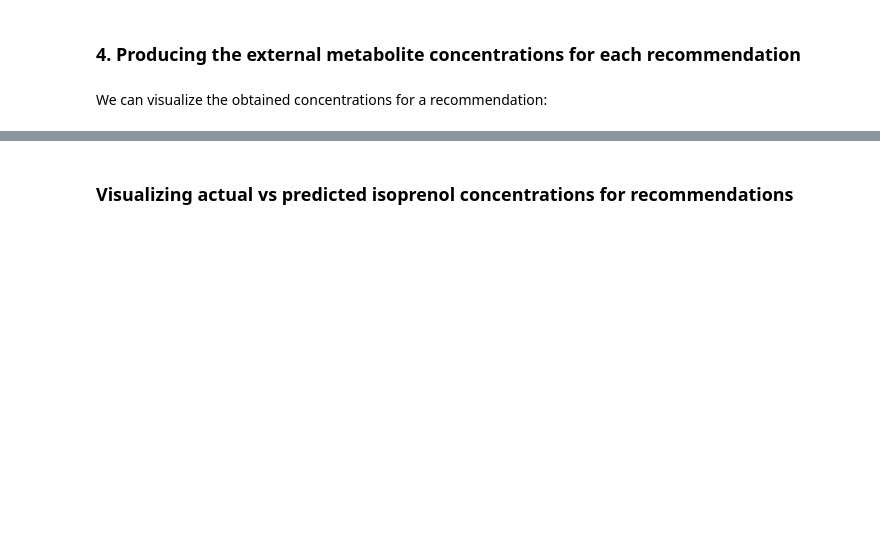
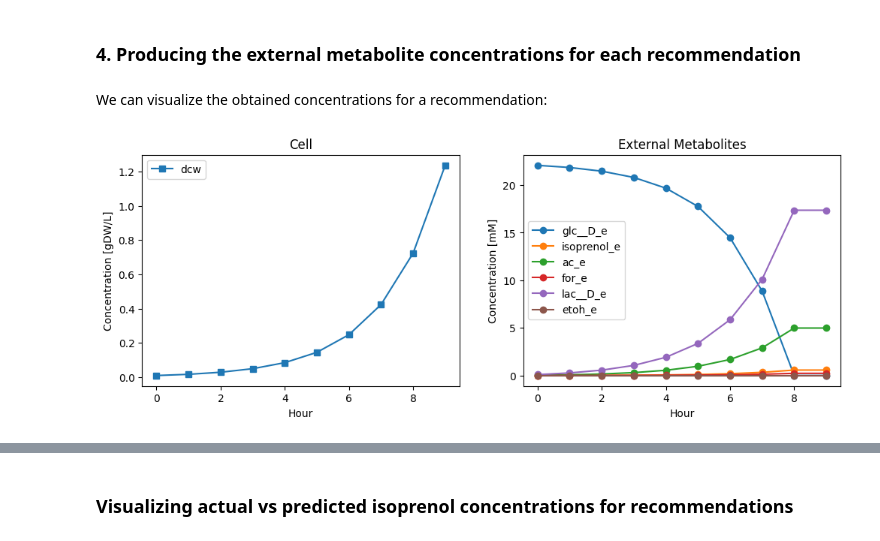
Before and after one commit to costasmexis/straindesignXAI, a Jupyter notebook: notebooks/Notebook D.ipynb, the cells around one changed output, grey strips where cells are left out. Cells and saved outputs as stored; diff of their text form; code cells hidden in the pictures; blank space fills up the shorter version.

```diff
--- a/notebooks/Notebook D.ipynb
+++ b/notebooks/Notebook D.ipynb
@@ -108,7 +143,7 @@ We then use MOMA to calculate flux profiles at each time point for the recommend
 # %%
 %%time
 solutionsMOMA_TS = {}
-cols = rec_df.columns[:-2]
+cols = rec_df.columns[:-1]
 
 if user_params['numinstances'] not in [None, 0]:
     num_strains = user_params['numinstances']
@@ -133,8 +171,10 @@ for i in range(num_strains):
 
 We can visualize the obtained concentrations for a recommendation:
 # %%
-i = 0
+i = 6
 cellBE, EmetsBE = cellsEmetsBE[i]
 plot_DO_extmets(cellBE, EmetsBE[['glc__D_e','isoprenol_e','ac_e','for_e','lac__D_e','etoh_e']])
+# %% [output]
+[figure, added]
 # %%
 EmetsBE
```
Also changed, not shown: parts of 9 cells of this notebook, 14 other files.
